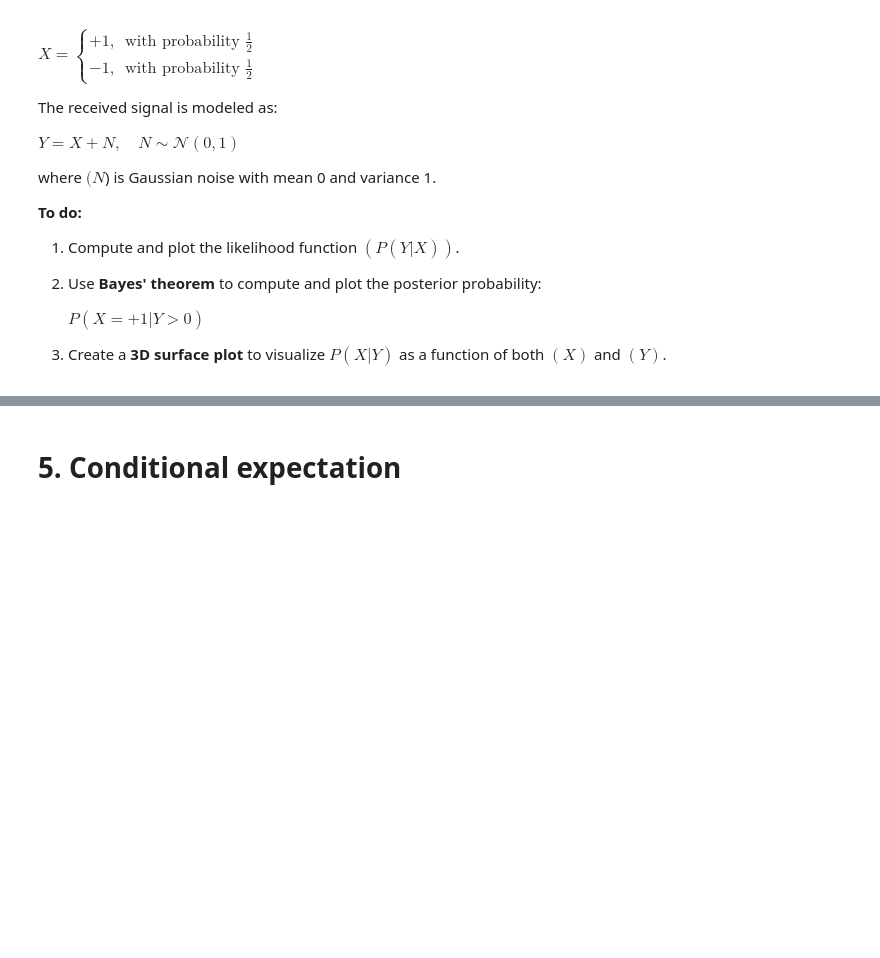
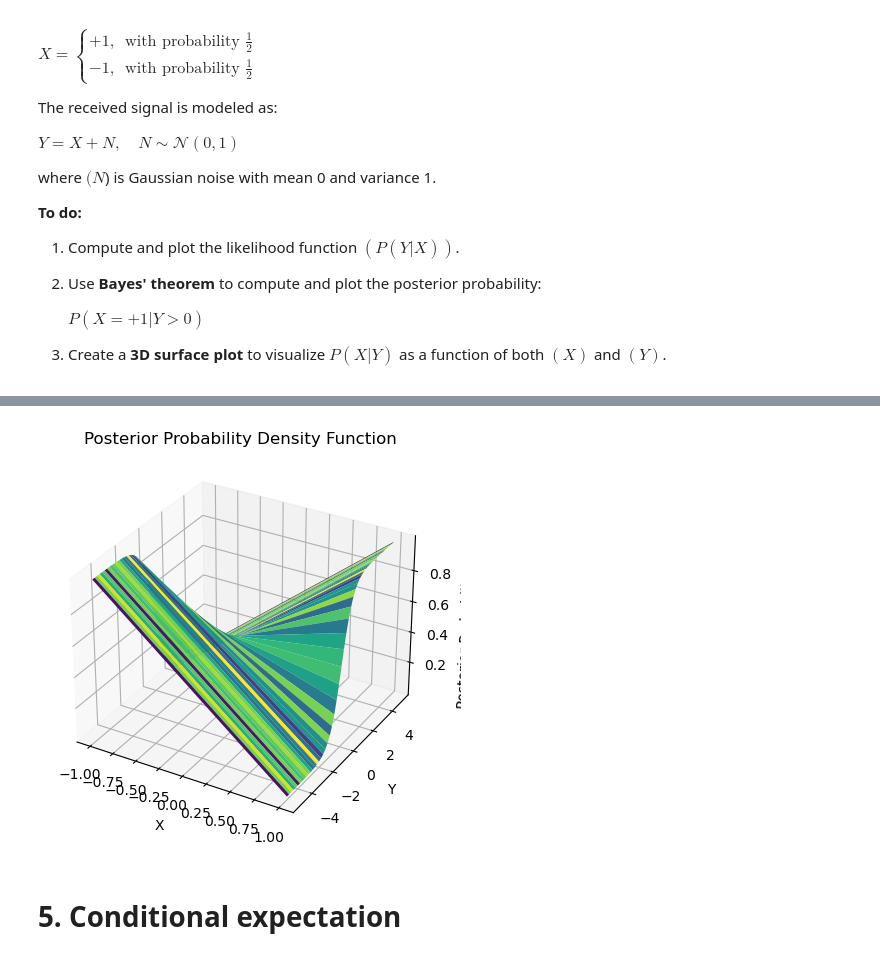
Before and after one commit to ChaitanyaBhoite/Final, a Jupyter notebook: Final_Lab_Joint_Distributions_Sample_Statistics.ipynb, the cells around one changed output, grey strips where cells are left out. Saved outputs shown, nothing was run; the diff lists cells and outputs as text; code cells hidden in the pictures; blank space fills up the shorter version.

```diff
--- a/Final_Lab_Joint_Distributions_Sample_Statistics.ipynb
+++ b/Final_Lab_Joint_Distributions_Sample_Statistics.ipynb
@@ -287,3 +340,27 @@ where $( N $) is Gaussian noise with mean 0 and variance 1.
+# %%
+x = torch.tensor([-1.0,1.0])
+y_grid, x_grid = torch.meshgrid(y, x)
+p = 0.5
+
+likelihood_dist = torch.distributions.Normal(loc=x_grid, scale=1.0)
+likelihood = likelihood_dist.log_prob(y_grid)
+likelihood = torch.exp(likelihood)
+posterior = p * likelihood / (
+    p * torch.exp(torch.distributions.Normal(loc=1.0, scale=1.0).log_prob(y_grid)) +
+    (1 - p) * torch.exp(torch.distributions.Normal(loc=-1.0, scale=1.0).log_prob(y_grid))
+)
+
+
+fig =  plt.figure(figsize=(10, 5))
+ax = fig.add_subplot(111, projection='3d')
+ax.plot_surface(x_grid.numpy(), y_grid.numpy(), posterior.numpy(), cmap='viridis')
+ax.set_xlabel('X')
+ax.set_ylabel('Y')
+ax.set_zlabel('Posterior Probability Density')
+ax.set_title('Posterior Probability Density Function')
+plt.show()
+# %% [output]
+[figure, added]
 # %% [markdown]
 # **5. Conditional expectation**
 # %% [markdown]
```
Also changed, not shown: parts of 22 cells of this notebook.
